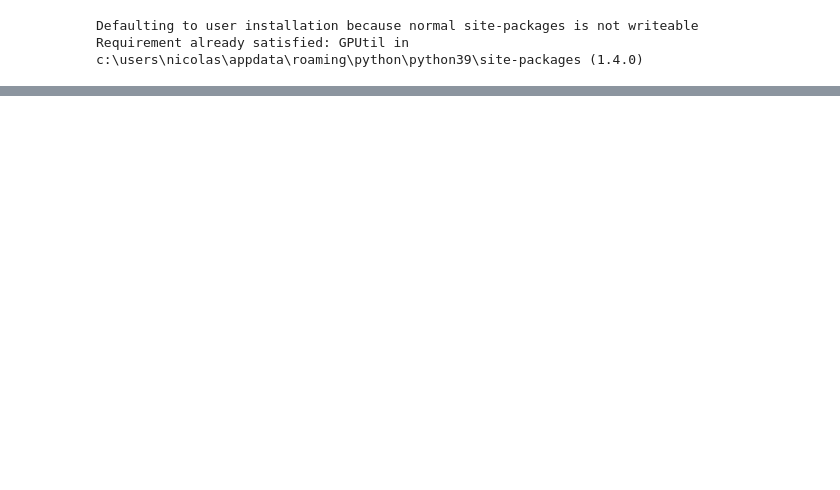
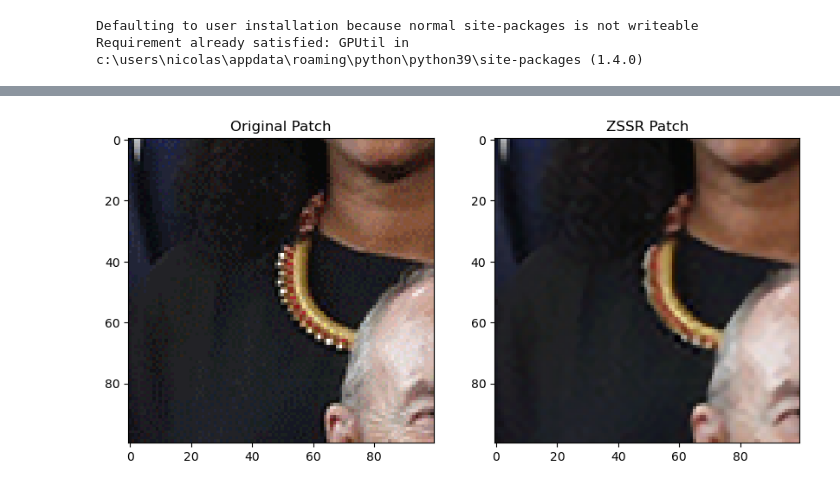
Before and after one commit to benech17/Zero-Shot-Super-Resolution, a Jupyter notebook: test.ipynb, the cells around one changed output, grey strips where cells are left out. Drawn from its saved outputs; the diff is of its cells as text; code cells hidden in the pictures; blank space fills up the shorter version.

Commit message:
ministres et most modified patches

```diff
--- a/test.ipynb
+++ b/test.ipynb
@@ -55,0 +102,36 @@ learning rate updated:  1.0000000000000002e-06
+# %%
+
+# Load the images
+img_original = cv2.imread('D:\\NICOLAS\Documents\centrale\G3\sdi\\thouvenin\ZSSR_group_work\\test_data\ministres_gt.png')
+img_zssr = cv2.imread('D:\\NICOLAS\Documents\centrale\G3\sdi\\thouvenin\ZSSR_group_work\\results\\test_Feb_09_09_24_53\ministres_zssr_X2.00X2.00.png')
+
+# Convert images to grayscale
+img_original_gray = cv2.cvtColor(img_original, cv2.COLOR_BGR2GRAY)
+img_zssr_gray = cv2.cvtColor(img_zssr, cv2.COLOR_BGR2GRAY)
+
+# Compute absolute difference
+abs_diff = cv2.absdiff(img_original_gray, img_zssr_gray)
+
+# Find the region with the highest differences
+max_diff_indices = np.unravel_index(np.argmax(abs_diff), abs_diff.shape)
+patch_size = 100
+top_left_x = max_diff_indices[1] - patch_size // 2
+top_left_y = max_diff_indices[0] - patch_size // 2
+
+# Crop the patches from both images
+patch_original = img_original[top_left_y:top_left_y + patch_size, top_left_x:top_left_x + patch_size, :]
+patch_zssr = img_zssr[top_left_y:top_left_y + patch_size, top_left_x:top_left_x + patch_size, :]
+
+# Plot the patches
+plt.figure(figsize=(10, 5))
+plt.subplot(1, 2, 1)
+plt.imshow(cv2.cvtColor(patch_original, cv2.COLOR_BGR2RGB))
+plt.title('Original Patch')
+
+plt.subplot(1, 2, 2)
+plt.imshow(cv2.cvtColor(patch_zssr, cv2.COLOR_BGR2RGB))
+plt.title('ZSSR Patch')
+
+plt.show()
+# %% [output]
+[figure, added]
```
Also changed, not shown: parts of 6 cells of this notebook, 2 other files.
